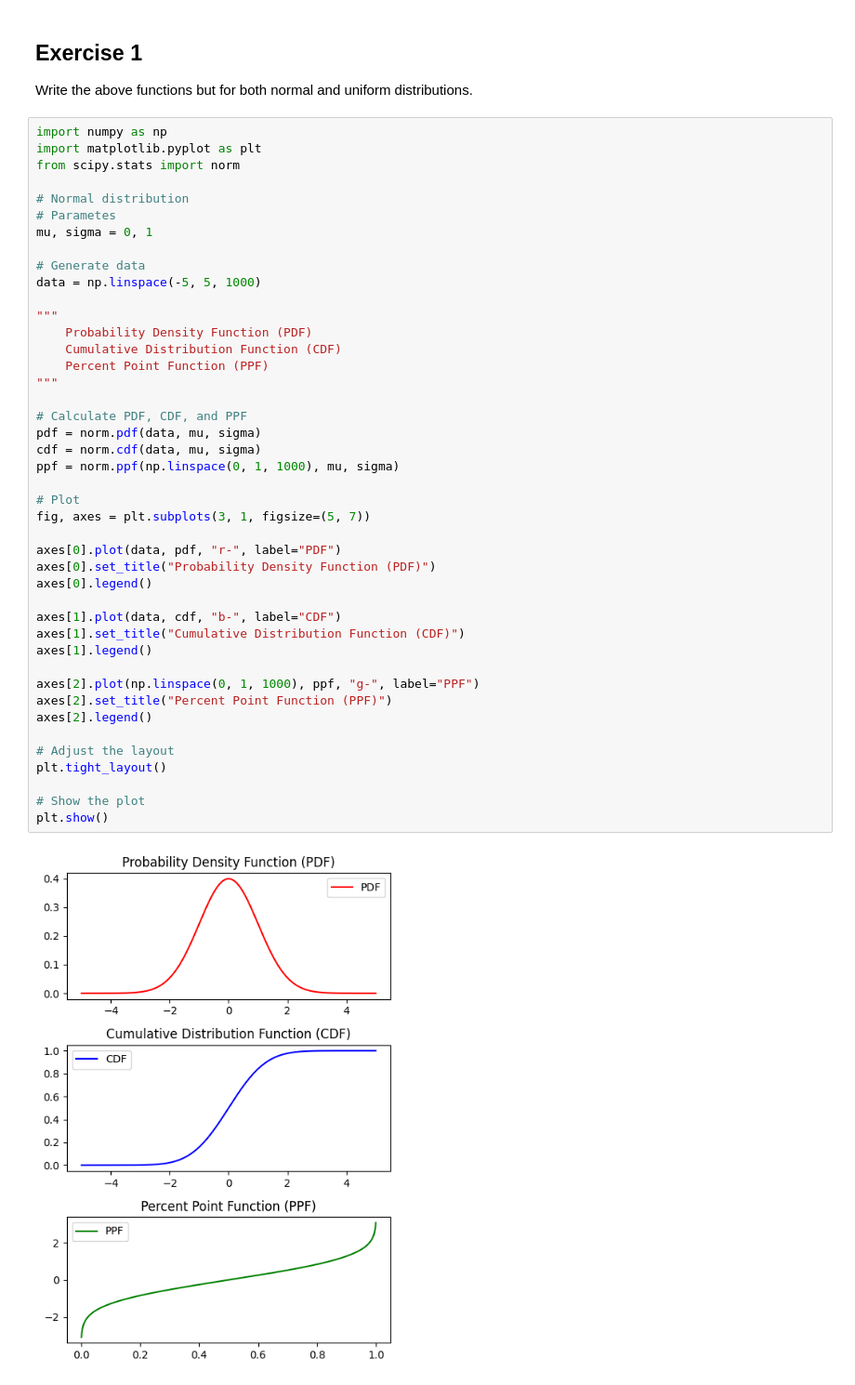
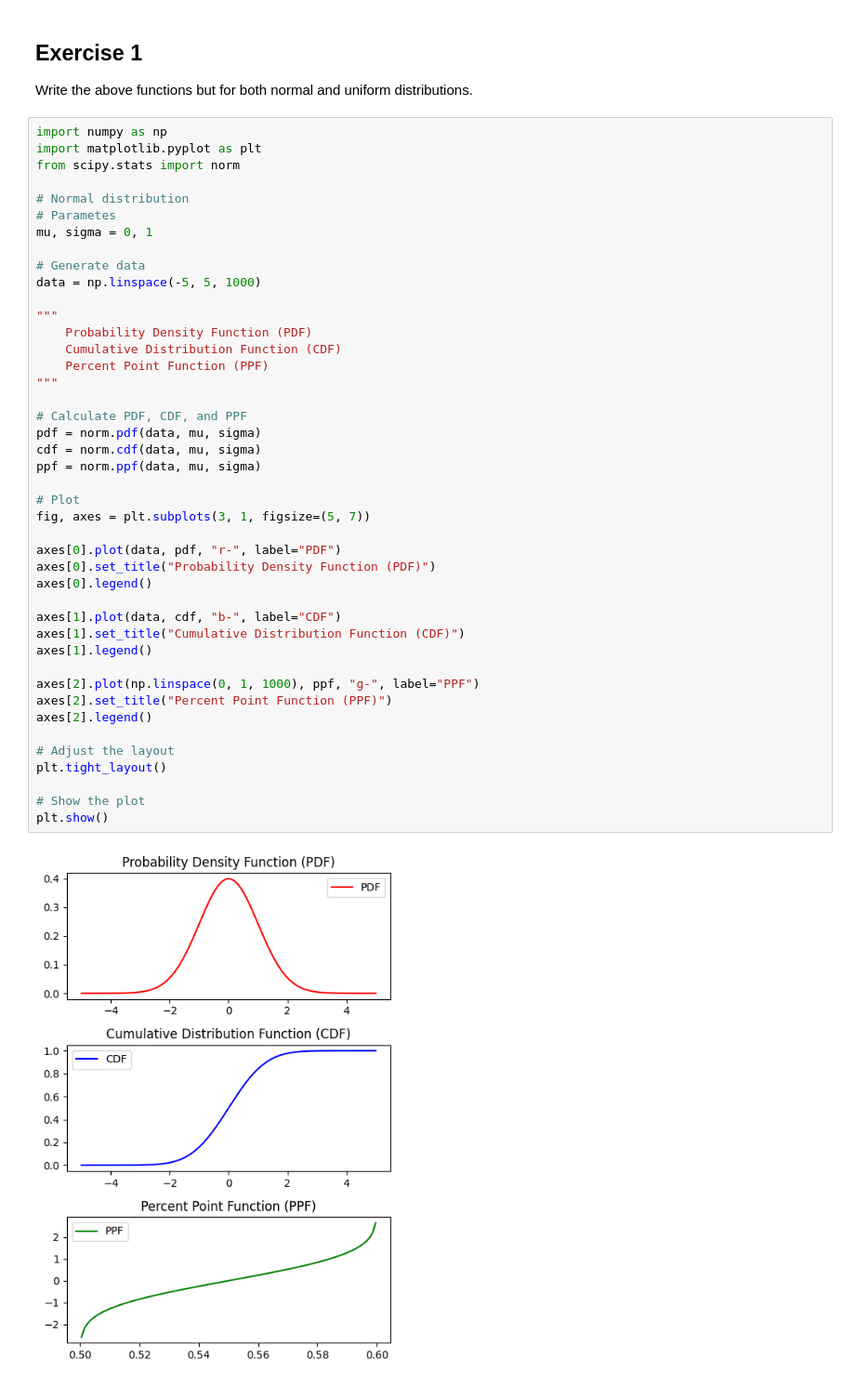
Before and after one commit to Valaery/probability-distribution-exercises-project-with-python, a Jupyter notebook: notebook/problems.ipynb, the cells around one changed output. Shown at 93% size. Drawn from its saved outputs; the diff is of its cells as text.

```diff
--- a/notebook/problems.ipynb
+++ b/notebook/problems.ipynb
@@ -101,35 +101,35 @@ data = np.linspace(-5, 5, 1000)
     Probability Density Function (PDF)
     Cumulative Distribution Function (CDF)
     Percent Point Function (PPF)
 """
 
 # Calculate PDF, CDF, and PPF
 pdf = norm.pdf(data, mu, sigma)
 cdf = norm.cdf(data, mu, sigma)
-ppf = norm.ppf(np.linspace(0, 1, 1000), mu, sigma)
+ppf = norm.ppf(data, mu, sigma)
 
 # Plot
 fig, axes = plt.subplots(3, 1, figsize=(5, 7))
 
 axes[0].plot(data, pdf, "r-", label="PDF")
 axes[0].set_title("Probability Density Function (PDF)")
 axes[0].legend()
 
 axes[1].plot(data, cdf, "b-", label="CDF")
 axes[1].set_title("Cumulative Distribution Function (CDF)")
 axes[1].legend()
 
 axes[2].plot(np.linspace(0, 1, 1000), ppf, "g-", label="PPF")
 axes[2].set_title("Percent Point Function (PPF)")
 axes[2].legend()
 
 # Adjust the layout
 plt.tight_layout()
 
 # Show the plot
 plt.show()
 # %% [output]
-[figure, old version]
+[figure, new version]
 # %%
 from scipy.stats import uniform
 
```
Also changed, not shown: parts of 1 cell of this notebook.
